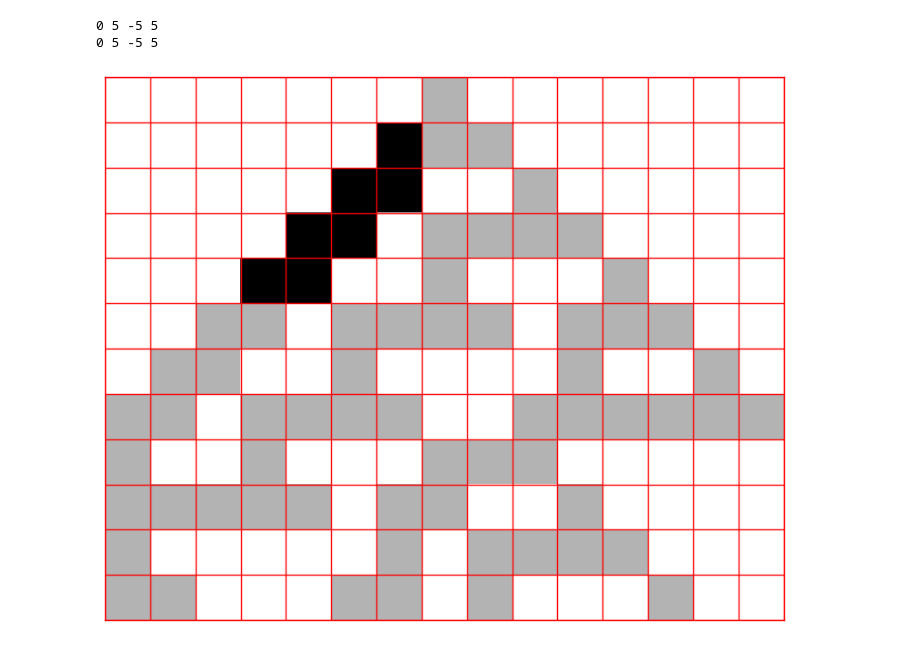
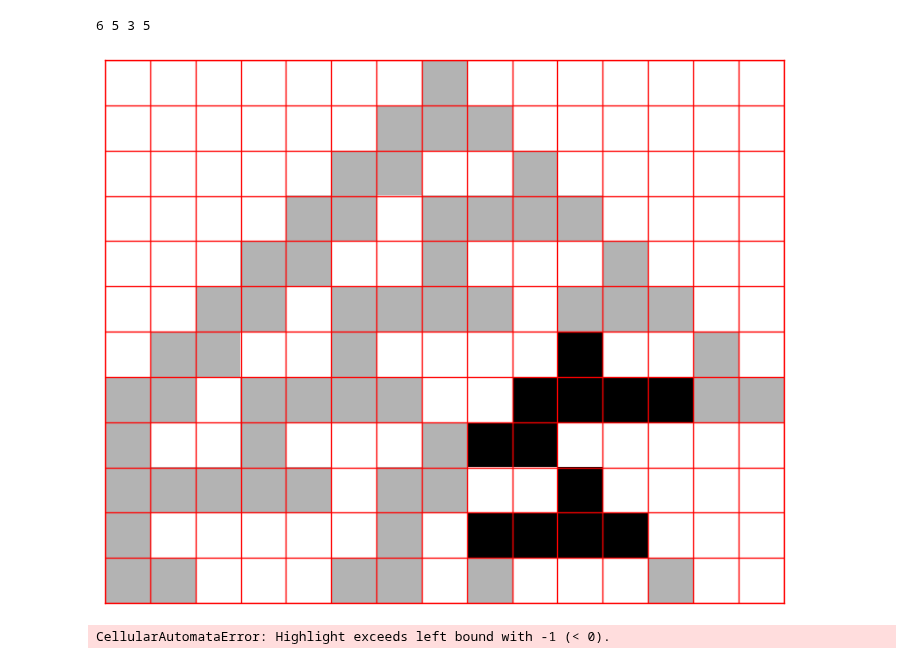
Before and after one commit to orome/automata-py, a Jupyter notebook: demo.ipynb, the cells around one changed output. Saved outputs shown, nothing was run; the diff lists cells and outputs as text; code cells hidden in the pictures.

```diff
--- a/demo.ipynb
+++ b/demo.ipynb
@@ -35,7 +31,12 @@ None None None None
 [figure]
 # %%
-CellularAutomata(30, [0], frame_steps=12, frame_width=15).display(fig_width=8, highlight_width=5, highlight_steps=5, highlight_start_step=0, highlight_offset=-5, grid_color='red', grid_width=1.0)
+CellularAutomata(30, [0], frame_steps=12, frame_width=15).display(
+    fig_width=8, highlight_width=5, highlight_steps=5, highlight_start_step=6, highlight_offset=3, grid_color='red', grid_width=1.0)
 # %% [output]
-0 5 -5 5
-0 5 -5 5
+6 5 3 5
-[figure, old version]
+[figure, new version]
+# %%
+CellularAutomata(30, [-5], frame_steps=12, frame_width=15, boundary_condition='periodic').display(
+    fig_width=8, highlight_width=5, highlight_steps=7, highlight_start_step=4, highlight_offset=-6, grid_color='red', grid_width=1.0)
+# %% [output]
+CellularAutomataError: Highlight exceeds left bound with -1 (< 0).
```
Also changed, not shown: parts of 13 cells of this notebook, 1 other file.
